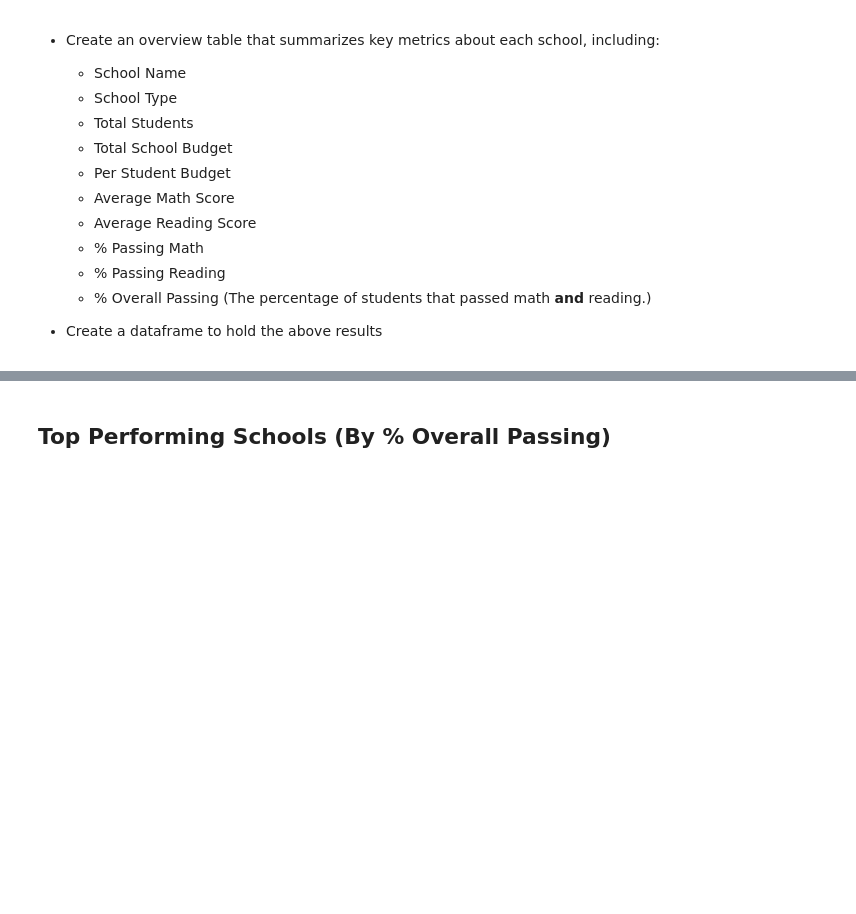
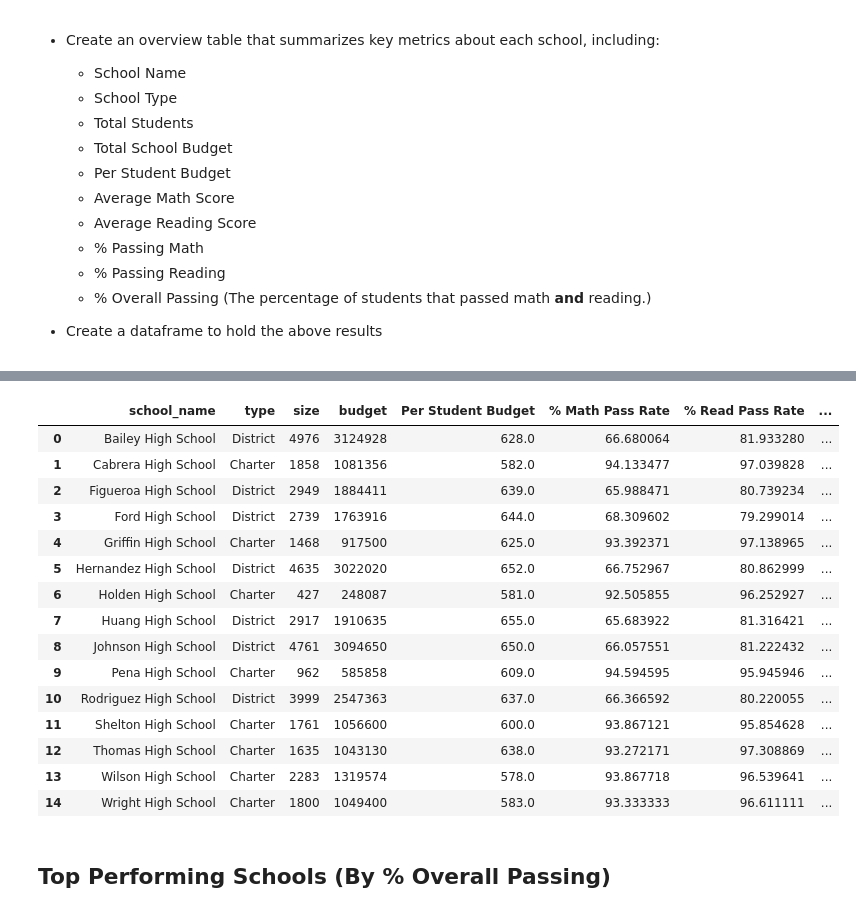
Before and after one commit to Kevin-McConchie/pandas, a Jupyter notebook: PyCitySchools/PyCitySchools_starter.ipynb, the cells around one changed output, grey strips where cells are left out. Cells and saved outputs as stored; diff of their text form; code cells hidden in the pictures; blank space fills up the shorter version.

```diff
--- a/PyCitySchools/PyCitySchools_starter.ipynb
+++ b/PyCitySchools/PyCitySchools_starter.ipynb
@@ -141,7 +121,3 @@ district_sum
   * % Overall Passing (The percentage of students that passed math **and** reading.)
 
 * Create a dataframe to hold the above results
-# %%
-# School name and type
-school_type = school_data_complete.set_index(["school_name"])['type']
-school_type
@@ -271,0 +166,14 @@ school_overall_rate = school_both_pass_count/school_student_count*100
+# %%
+# count of math pass greater than 70
+math_count_sum = math_pass_sum.groupby(['school_name'])['math_score'].count().reset_index()
+math_count_sum.rename({'math_score': 'Math Pass Count'}, axis=1, inplace=True)
+# math_count_sum
+
+# count of reading pass greater than 70
+read_count_sum =  read_pass_sum.groupby(['school_name'])['reading_score'].count().reset_index()
+read_count_sum.rename({'reading_score': 'Reading Pass Count'}, axis=1, inplace=True)
+# read_count_sum
+
+# Merge count tables together
+count_sum = math_count_sum.merge(read_count_sum, on='school_name', how='outer')
+count_sum
@@ -271,0 +197,5 @@ school_overall_rate = school_both_pass_count/school_student_count*100
+# %%
+
+# Merge with school summary table to school_df
+school_df = school_df.merge(count_sum, on='school_name', how='outer')
+school_df
@@ -271,0 +220,12 @@ school_overall_rate = school_both_pass_count/school_student_count*100
+# %%
+# calculate pass rates for math and reading
+school_df['% Math Pass Rate'] = (school_df['Math Pass Count']/school_df['size'])*100
+school_df['% Read Pass Rate'] = (school_df['Reading Pass Count']/school_df['size'])*100
+
+# Remove count columns as they aren't requested in summary
+del school_df['Math Pass Count']
+del school_df['Reading Pass Count']
+
+# calculate and add overall pass rate
+school_df['Overall Pass Rate'] = (school_df['% Math Pass Rate']+school_df['% Read Pass Rate'])/2
+school_df
@@ -272,3 +246,27 @@ school_overall_rate = school_both_pass_count/school_student_count*100
+# %%
+# aggregate to by school
+school_tbl= school_df.groupby('school_name').min().reset_index()
+
+# remove columns that are not required
+school_tbl.drop(school_tbl.columns[[1,2,3,4,5,6,7]], axis=1, inplace=True)
+school_tbl
+# %% [output]
+|  | school_name | type | size | budget | Per Student Budget | % Math Pass Rate | % Read Pass Rate | ... |
+| 0 | Bailey High School | District | 4976 | 3124928 | 628.0 | 66.680064 | 81.933280 | ... |
+| 1 | Cabrera High School | Charter | 1858 | 1081356 | 582.0 | 94.133477 | 97.039828 | ... |
+| 2 | Figueroa High School | District | 2949 | 1884411 | 639.0 | 65.988471 | 80.739234 | ... |
+| 3 | Ford High School | District | 2739 | 1763916 | 644.0 | 68.309602 | 79.299014 | ... |
+| 4 | Griffin High School | Charter | 1468 | 917500 | 625.0 | 93.392371 | 97.138965 | ... |
+| 5 | Hernandez High School | District | 4635 | 3022020 | 652.0 | 66.752967 | 80.862999 | ... |
+| 6 | Holden High School | Charter | 427 | 248087 | 581.0 | 92.505855 | 96.252927 | ... |
+| 7 | Huang High School | District | 2917 | 1910635 | 655.0 | 65.683922 | 81.316421 | ... |
+| 8 | Johnson High School | District | 4761 | 3094650 | 650.0 | 66.057551 | 81.222432 | ... |
+| 9 | Pena High School | Charter | 962 | 585858 | 609.0 | 94.594595 | 95.945946 | ... |
+| 10 | Rodriguez High School | District | 3999 | 2547363 | 637.0 | 66.366592 | 80.220055 | ... |
+| 11 | Shelton High School | Charter | 1761 | 1056600 | 600.0 | 93.867121 | 95.854628 | ... |
+| 12 | Thomas High School | Charter | 1635 | 1043130 | 638.0 | 93.272171 | 97.308869 | ... |
+| 13 | Wilson High School | Charter | 2283 | 1319574 | 578.0 | 93.867718 | 96.539641 | ... |
+| 14 | Wright High School | Charter | 1800 | 1049400 | 583.0 | 93.333333 | 96.611111 | ... |
 # %% [markdown]
 ## Top Performing Schools (By % Overall Passing)
 # %% [markdown]
```
Also changed, not shown: parts of 26 cells of this notebook.
